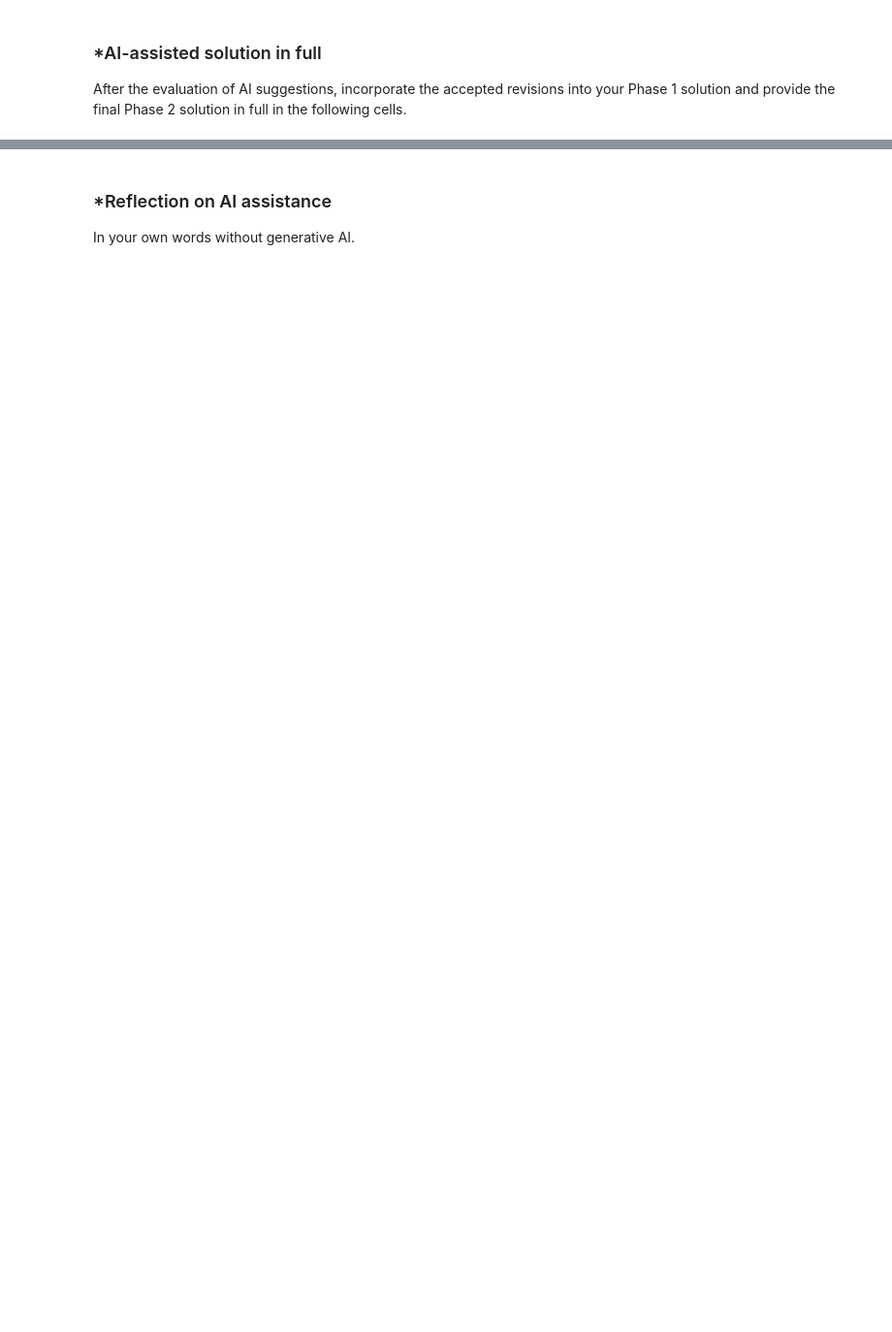
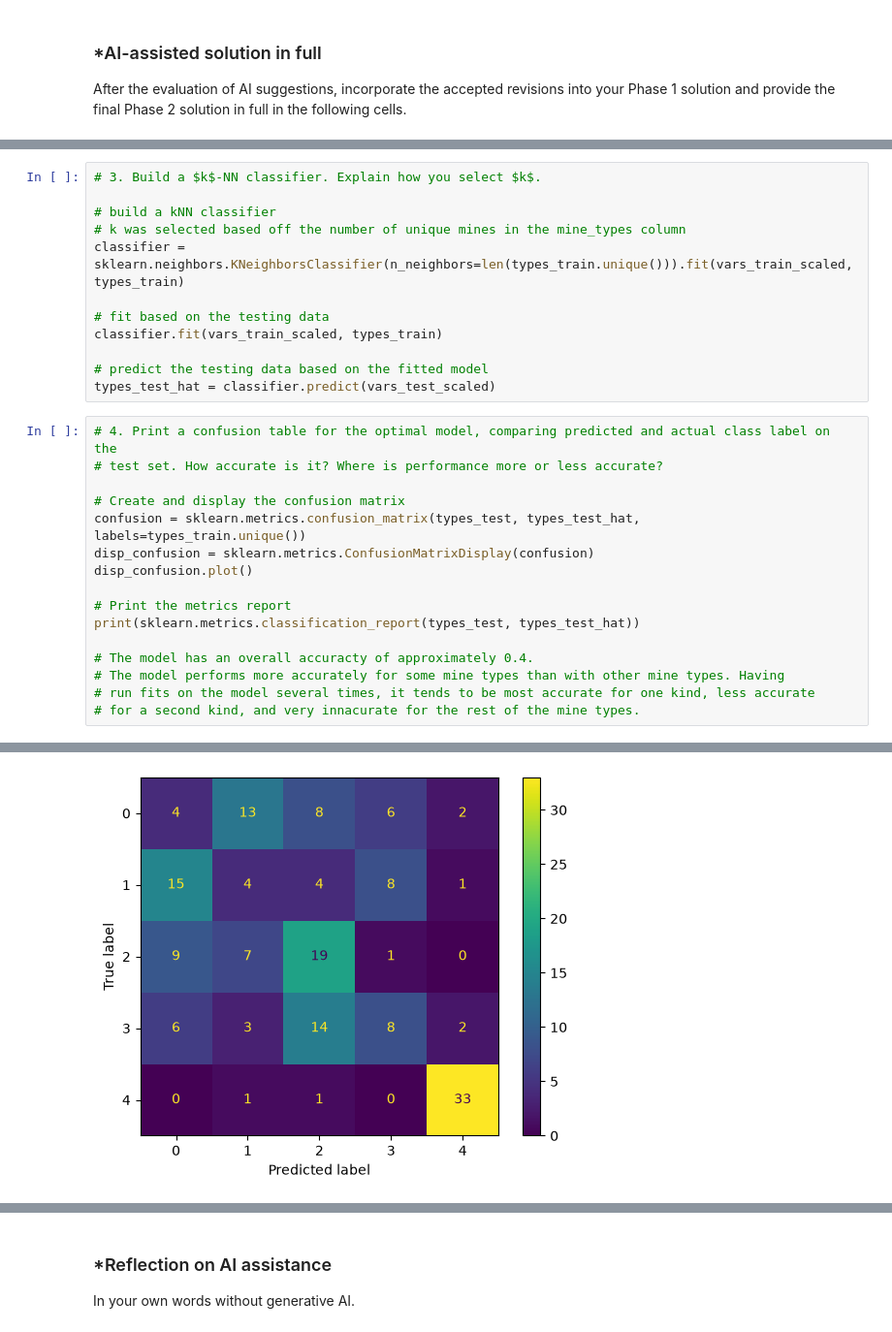
Before and after one commit to micaiahjiarong-beep/A03-knn, a Jupyter notebook: notebook.ipynb, the cells around one changed output, grey strips where cells are left out. Shown at 97% size. Saved outputs shown, nothing was run; the diff lists cells and outputs as text; blank space fills up the shorter version.

```diff
--- a/notebook.ipynb
+++ b/notebook.ipynb
@@ -231,0 +444,29 @@ After the evaluation of AI suggestions, incorporate the accepted revisions into
+# %%
+# 3. Build a $k$-NN classifier. Explain how you select $k$.
+
+# build a kNN classifier
+# k was selected based off the number of unique mines in the mine_types column
+classifier = sklearn.neighbors.KNeighborsClassifier(n_neighbors=len(types_train.unique())).fit(vars_train_scaled, types_train)
+
+# fit based on the testing data
+classifier.fit(vars_train_scaled, types_train)
+
+# predict the testing data based on the fitted model
+types_test_hat = classifier.predict(vars_test_scaled)
+# %%
+# 4. Print a confusion table for the optimal model, comparing predicted and actual class label on the
+# test set. How accurate is it? Where is performance more or less accurate?
+
+# Create and display the confusion matrix
+confusion = sklearn.metrics.confusion_matrix(types_test, types_test_hat, labels=types_train.unique())
+disp_confusion = sklearn.metrics.ConfusionMatrixDisplay(confusion)
+disp_confusion.plot()
+
+# Print the metrics report
+print(sklearn.metrics.classification_report(types_test, types_test_hat))
+
+# The model has an overall accuracty of approximately 0.4.
+# The model performs more accurately for some mine types than with other mine types. Having
+# run fits on the model several times, it tends to be most accurate for one kind, less accurate
+# for a second kind, and very innacurate for the rest of the mine types.
+# %% [output]
@@ -231,0 +484 @@ After the evaluation of AI suggestions, incorporate the accepted revisions into
+[figure, added]
```
Also changed, not shown: parts of 11 cells of this notebook.
